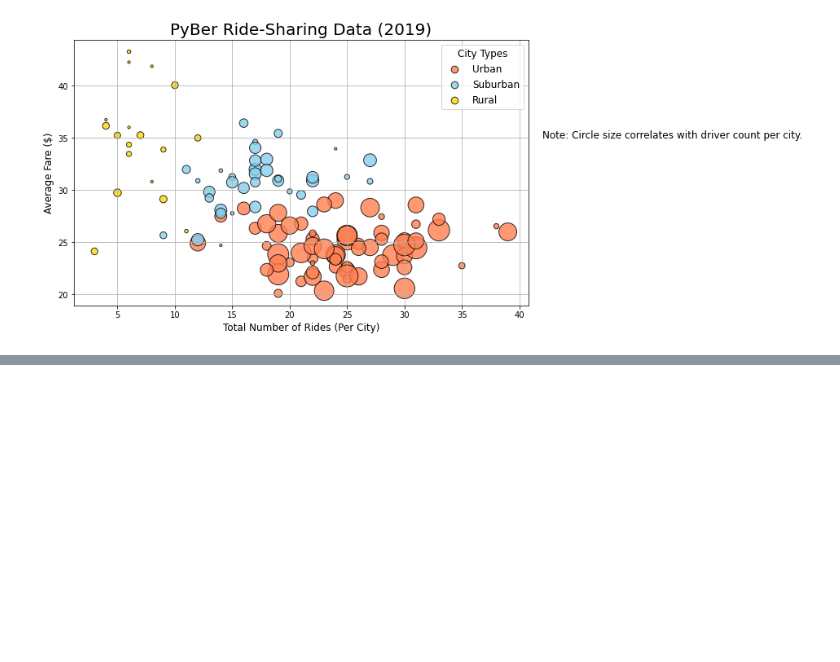
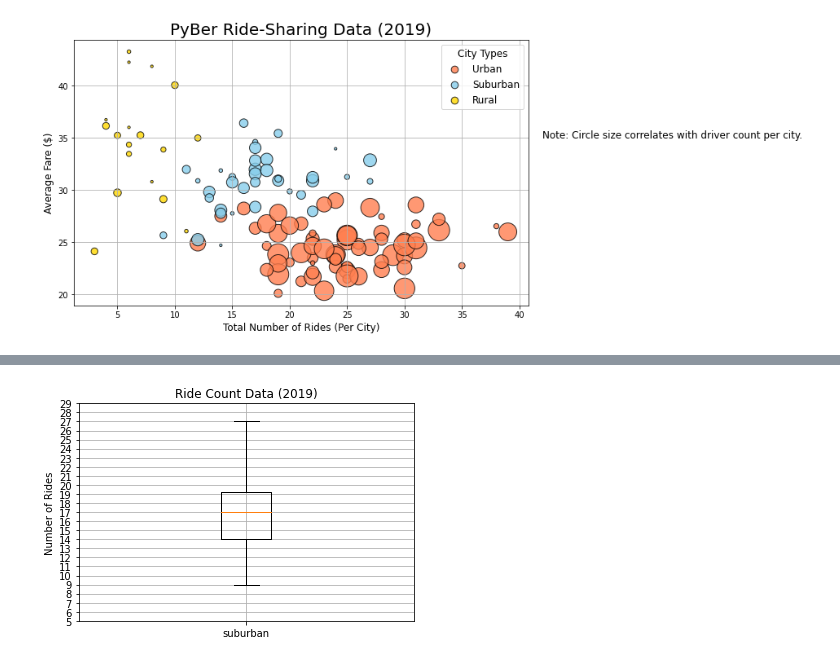
Before and after one commit to jobi97/pyber_analysis, a Jupyter notebook: pyber_analysis/PYBER.ipynb, the cells around one changed output, grey strips where cells are left out. Drawn from its saved outputs; the diff is of its cells as text; code cells hidden in the pictures; blank space fills up the shorter version.

```diff
--- a/pyber_analysis/PYBER.ipynb
+++ b/pyber_analysis/PYBER.ipynb
@@ -266,0 +510,13 @@ plt.show()
+# %%
+# Create a box-and-whisker plot for the suburban cities ride count.
+x_labels = ["suburban"]
+fig, ax = plt.subplots()
+ax.boxplot(suburban_ride_count, labels=x_labels)
+# Add the title, y-axis label and grid.
+ax.set_title('Ride Count Data (2019)')
+ax.set_ylabel('Number of Rides')
+ax.set_yticks(np.arange(5, 30, step=1.0))
+ax.grid()
+plt.show()
+# %% [output]
+[figure, added]
```
Also changed, not shown: parts of 33 cells of this notebook, 1 other file.
